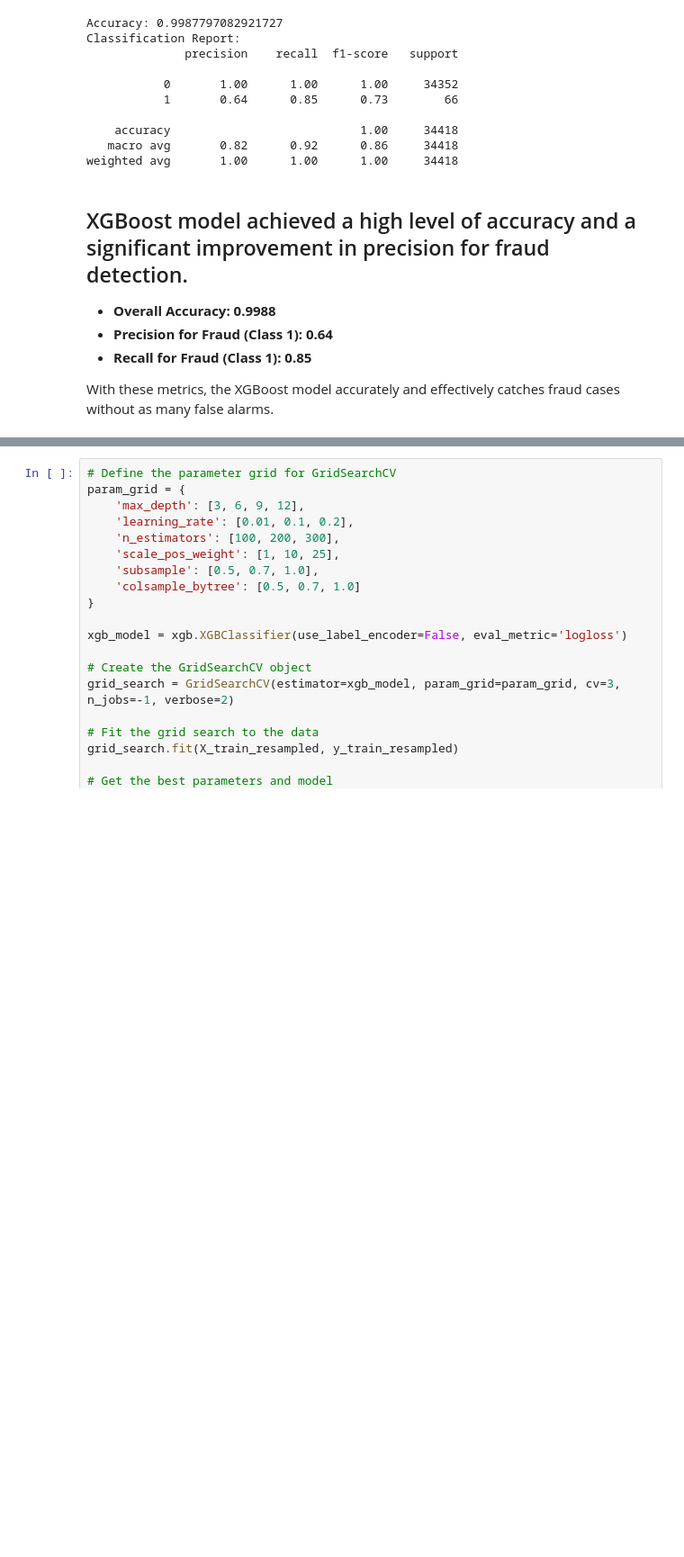
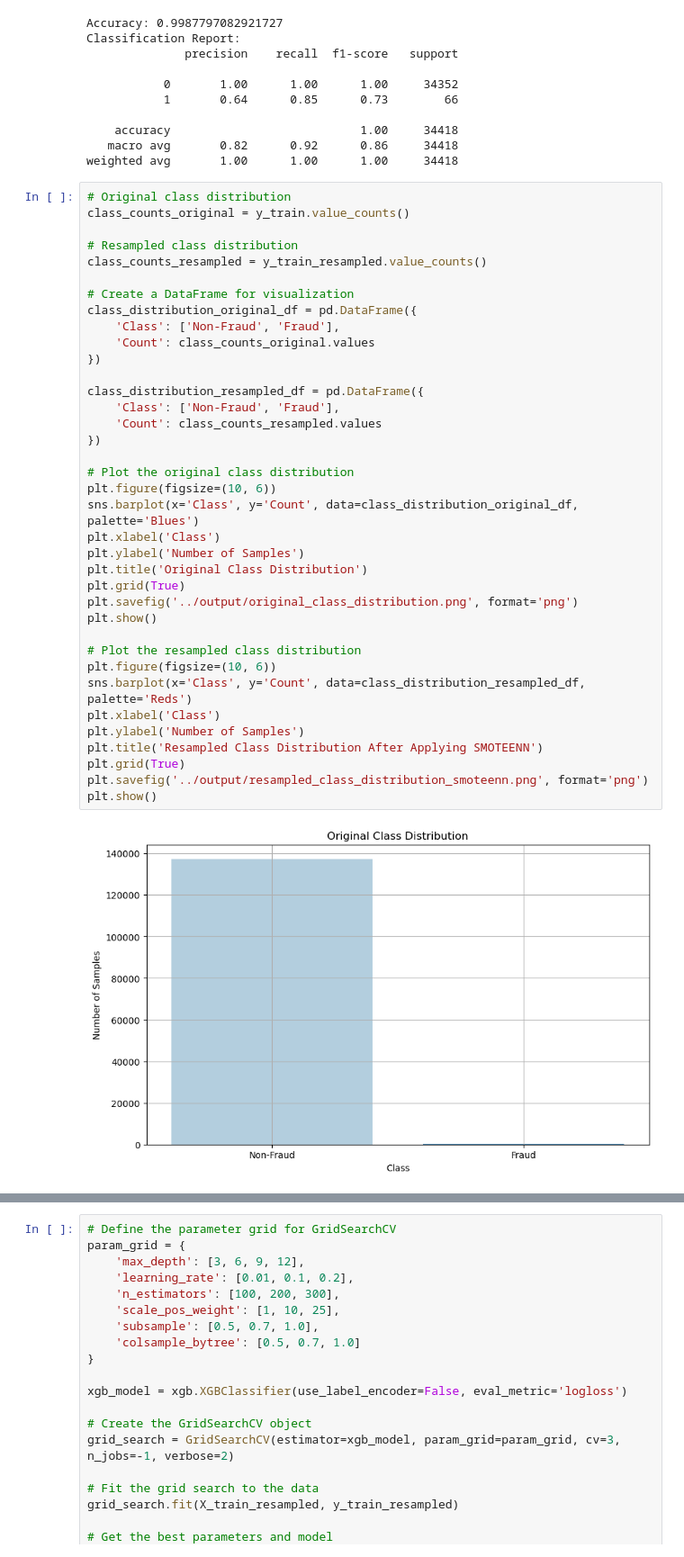
Before and after one commit to ifonseca69/project_2, a Jupyter notebook: Isaac_Fonseca/creditcard_ML.ipynb, the cells around one changed output, grey strips where cells are left out. Shown: that part at 90% size. Drawn from its saved outputs; the diff is of its cells as text; blank space fills up the shorter version.

```diff
--- a/Isaac_Fonseca/creditcard_ML.ipynb
+++ b/Isaac_Fonseca/creditcard_ML.ipynb
@@ -187,12 +187,42 @@ Classification Report:
     accuracy                           1.00     34418
    macro avg       0.82      0.92      0.86     34418
 weighted avg       1.00      1.00      1.00     34418
-# %% [markdown]
-## XGBoost model achieved a high level of accuracy and a significant improvement in precision for fraud detection.
-
-
-- **Overall Accuracy: 0.9988**
-- **Precision for Fraud (Class 1): 0.64**
-- **Recall for Fraud (Class 1): 0.85**
-
-With these metrics, the XGBoost model accurately and effectively catches fraud cases without as many false alarms.
+# %%
+# Original class distribution
+class_counts_original = y_train.value_counts()
+
+# Resampled class distribution
+class_counts_resampled = y_train_resampled.value_counts()
+
+# Create a DataFrame for visualization
+class_distribution_original_df = pd.DataFrame({
+    'Class': ['Non-Fraud', 'Fraud'],
+    'Count': class_counts_original.values
+})
+
+class_distribution_resampled_df = pd.DataFrame({
+    'Class': ['Non-Fraud', 'Fraud'],
+    'Count': class_counts_resampled.values
+})
+
+# Plot the original class distribution
+plt.figure(figsize=(10, 6))
+sns.barplot(x='Class', y='Count', data=class_distribution_original_df, palette='Blues')
+plt.xlabel('Class')
+plt.ylabel('Number of Samples')
+plt.title('Original Class Distribution')
+plt.grid(True)
+plt.savefig('../output/original_class_distribution.png', format='png')
+plt.show()
+
+# Plot the resampled class distribution
+plt.figure(figsize=(10, 6))
+sns.barplot(x='Class', y='Count', data=class_distribution_resampled_df, palette='Reds')
+plt.xlabel('Class')
+plt.ylabel('Number of Samples')
+plt.title('Resampled Class Distribution After Applying SMOTEENN')
+plt.grid(True)
+plt.savefig('../output/resampled_class_distribution_smoteenn.png', format='png')
+plt.show()
+# %% [output]
+[figure, added]
```
Also changed, not shown: parts of 13 cells of this notebook, 13 other files.
